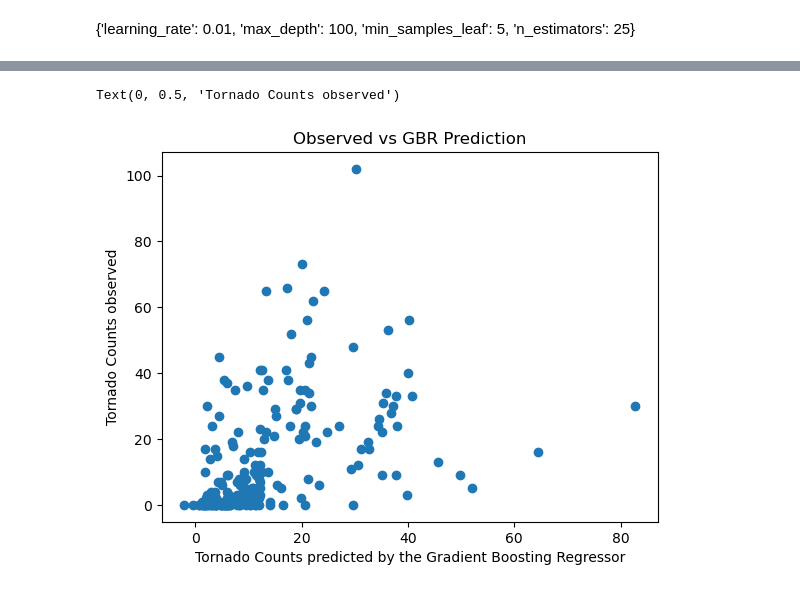
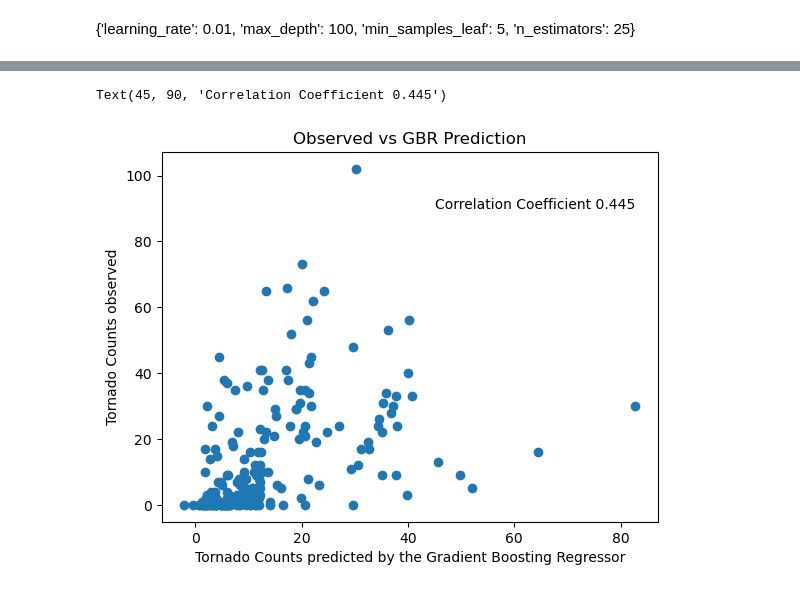
Before and after one commit to ArcticOctopi/ATMS-523-Module-6, a Jupyter notebook: Park-solution.ipynb, the cells around one changed output, grey strips where cells are left out. Drawn from its saved outputs; the diff is of its cells as text; code cells hidden in the pictures.

```diff
--- a/Park-solution.ipynb
+++ b/Park-solution.ipynb
@@ -210,11 +144,15 @@ With a mean score of:
 # %%
+coco = pearsonr(gbr_predicted, y_test)
+
 plt.scatter(gbr_predicted, y_test)
 plt.title('Observed vs GBR Prediction')
 plt.xlabel('Tornado Counts predicted by the Gradient Boosting Regressor')
 plt.ylabel('Tornado Counts observed')
+
+plt.text(x = 45, y = 90, s = "Correlation Coefficient " + str(np.round(coco.statistic, 3)))
 # %% [output]
-Text(0, 0.5, 'Tornado Counts observed')
+Text(45, 90, 'Correlation Coefficient 0.445')
-[figure, old version]
+[figure, new version]
 # %%
 vec = CountVectorizer()
 
```
Also changed, not shown: parts of 20 cells of this notebook.
